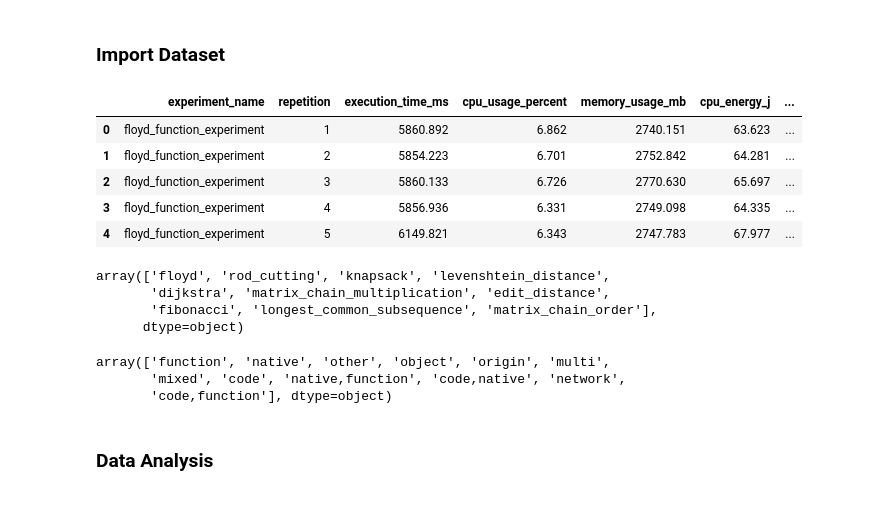
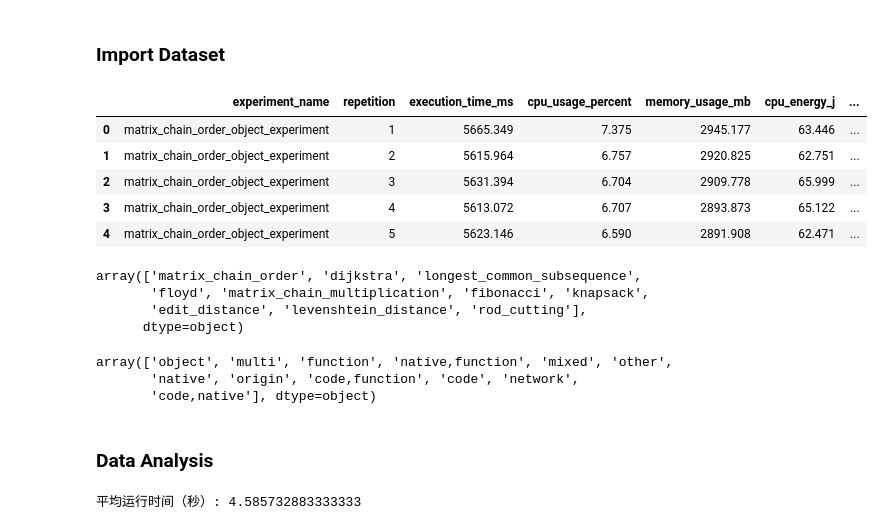
Before and after one commit to ZhaohanGao/experiment-runner, a Jupyter notebook: data_analysis.ipynb, the cells around one changed output. Drawn from its saved outputs; the diff is of its cells as text; code cells hidden in the pictures.

```diff
--- a/data_analysis.ipynb
+++ b/data_analysis.ipynb
@@ -13,7 +10,7 @@ sns.set_theme(style="whitegrid", palette="viridis")
 # %% [markdown]
 ### Import Dataset
 # %%
-df = pd.read_csv('examples/energibridge-profiling/experiments/experiment2.0/all_run_tables_combined.csv')
+df = pd.read_csv('examples/energibridge-profiling/experiments/experiment3.0/all_run_tables_combined.csv')
 columns_to_remove = ['sampling', '__run_id', '__done']
 df.drop(columns_to_remove, axis=1, inplace=True)
 
@@ -42,55 +39,61 @@ def extract_base_algo(name):
 df["base_algo"] = df["experiment_name"].apply(extract_base_algo)
 
 methods = [
     "code_function",
     "code_native",
     "native_function",
     "code",
     "function",
     "multi",
     "native",
     "network",
     "object",
     "other",
     "origin",
     "mixed",
 ]
 
 def extract_methods(name):
     name_lower = name.lower()
     for algo in methods:
         if algo in name_lower:
             return algo
     return "unknown"
 
 df["optimize_method"] = df["experiment_name"].apply(extract_methods)
 df["optimize_method"] = df["optimize_method"].astype(str).str.replace("_", ",")
 
 df.head()
 # %% [output]
 |  | experiment_name | repetition | execution_time_ms | cpu_usage_percent | memory_usage_mb | cpu_energy_j | ... |
-| 0 | floyd_function_experiment | 1 | 5860.892 | 6.862 | 2740.151 | 63.623 | ... |
-| 1 | floyd_function_experiment | 2 | 5854.223 | 6.701 | 2752.842 | 64.281 | ... |
-| 2 | floyd_function_experiment | 3 | 5860.133 | 6.726 | 2770.630 | 65.697 | ... |
-| 3 | floyd_function_experiment | 4 | 5856.936 | 6.331 | 2749.098 | 64.335 | ... |
-| 4 | floyd_function_experiment | 5 | 6149.821 | 6.343 | 2747.783 | 67.977 | ... |
+| 0 | matrix_chain_order_object_experiment | 1 | 5665.349 | 7.375 | 2945.177 | 63.446 | ... |
+| 1 | matrix_chain_order_object_experiment | 2 | 5615.964 | 6.757 | 2920.825 | 62.751 | ... |
+| 2 | matrix_chain_order_object_experiment | 3 | 5631.394 | 6.704 | 2909.778 | 65.999 | ... |
+| 3 | matrix_chain_order_object_experiment | 4 | 5613.072 | 6.707 | 2893.873 | 65.122 | ... |
+| 4 | matrix_chain_order_object_experiment | 5 | 5623.146 | 6.590 | 2891.908 | 62.471 | ... |
 # %%
 df["base_algo"].unique()
 # %% [output]
-array(['floyd', 'rod_cutting', 'knapsack', 'levenshtein_distance',
-       'dijkstra', 'matrix_chain_multiplication', 'edit_distance',
-       'fibonacci', 'longest_common_subsequence', 'matrix_chain_order'],
+array(['matrix_chain_order', 'dijkstra', 'longest_common_subsequence',
+       'floyd', 'matrix_chain_multiplication', 'fibonacci', 'knapsack',
+       'edit_distance', 'levenshtein_distance', 'rod_cutting'],
       dtype=object)
 # %%
 df["optimize_method"].unique()
 # %% [output]
-array(['function', 'native', 'other', 'object', 'origin', 'multi',
-       'mixed', 'code', 'native,function', 'code,native', 'network',
-       'code,function'], dtype=object)
+array(['object', 'multi', 'function', 'native,function', 'mixed', 'other',
+       'native', 'origin', 'code,function', 'code', 'network',
+       'code,native'], dtype=object)
 # %% [markdown]
 ### Data Analysis
 # %%
 df = pd.read_csv("cleaned_experiment_results.csv")
+# %%
+   # 计算平均运行时间（秒）
+avg_time_sec = df["execution_time_ms"].mean() / 1000
+print("平均运行时间（秒）:", avg_time_sec)
+# %% [output]
+平均运行时间（秒）: 4.585732883333333
 # %%
 metrics = ["execution_time_ms", "cpu_usage_percent", "memory_usage_mb", "cpu_energy_j"]
 
```
Also changed, not shown: parts of 13 cells of this notebook, 5 other files.
